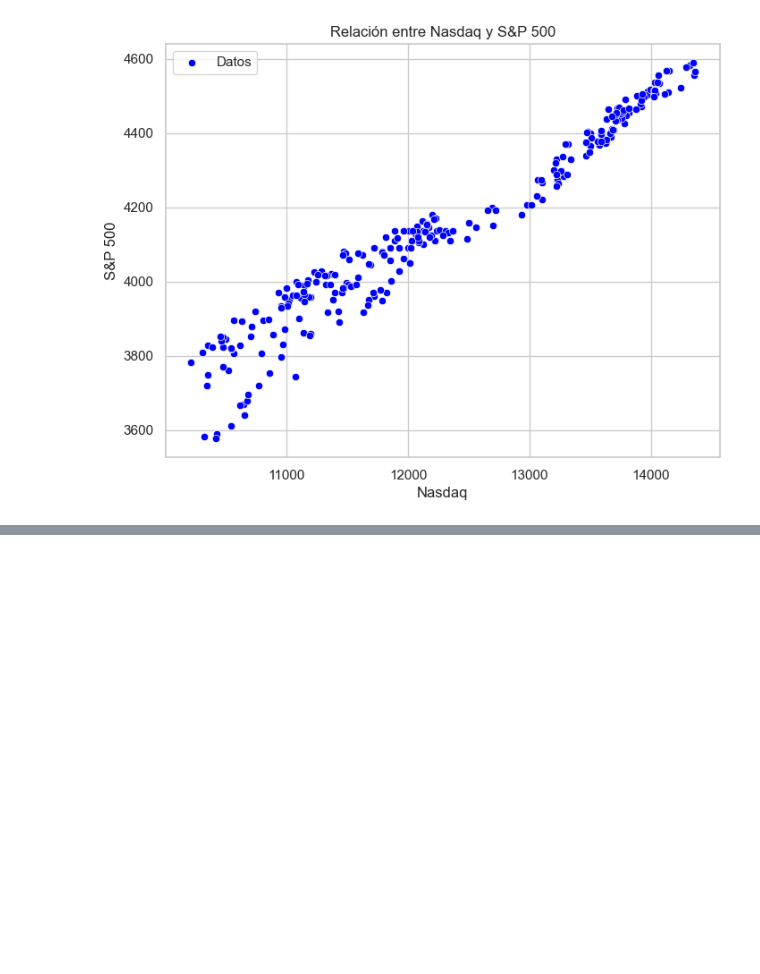
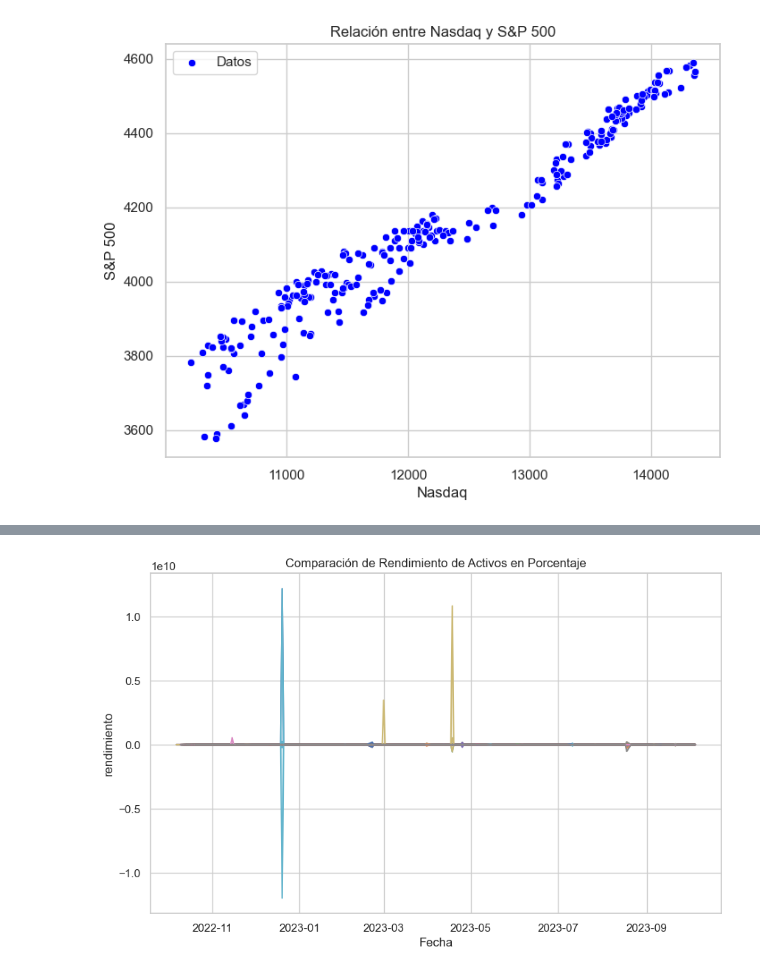
Before and after one commit to mateofrancop/EconoCity-Pereira, a Jupyter notebook: Financial_proyect/Analysis.ipynb, the cells around one changed output, grey strips where cells are left out. Drawn from its saved outputs; the diff is of its cells as text; code cells hidden in the pictures; blank space fills up the shorter version.

```diff
--- a/Financial_proyect/Analysis.ipynb
+++ b/Financial_proyect/Analysis.ipynb
@@ -94,0 +139,27 @@ plt.show()
+# %%
+# Calcula el rendimiento diario en porcentaje para cada columna de cierre
+for col in df.columns:
+    if col != "Date" and col != "Rendimiento Total":
+        df[col + "_rendimiento"] = (df[col] / df[col].shift(1) - 1) * 100
+
+# Configura el tamaño de la figura
+plt.figure(figsize=(10, 6))
+
+# Itera a través de las columnas de rendimiento y crea una línea para cada una
+for col in df.columns:
+    if "_rendimiento" in col:
+        sns.lineplot(x="Date", y=col, data=df, label=col)
+
+# Personaliza el gráfico
+plt.xlabel("Fecha")
+plt.ylabel("rendimiento")
+plt.title("Comparación de Rendimiento de Activos en Porcentaje")
+plt.grid(True)
+
+# Muestra el gráfico sin leyenda
+plt.legend().set_visible(False)
+
+# Muestra el gráfico
+plt.show()
+# %% [output]
+[figure, added]
```
Also changed, not shown: parts of 3 cells of this notebook.
